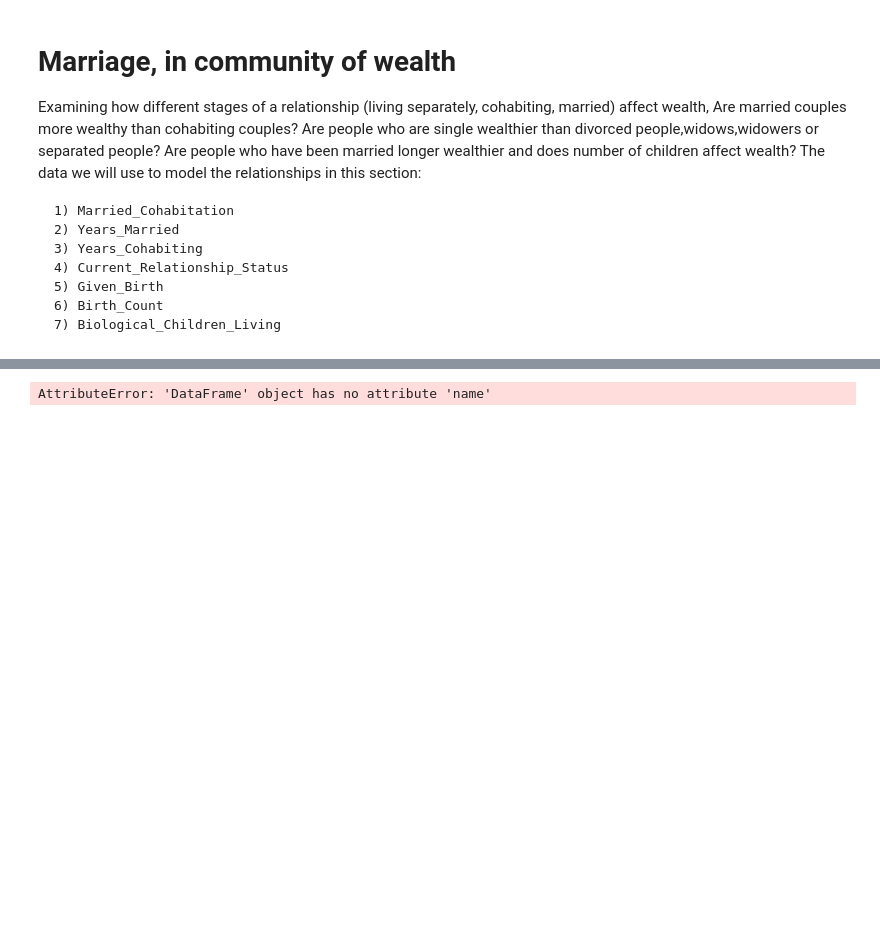
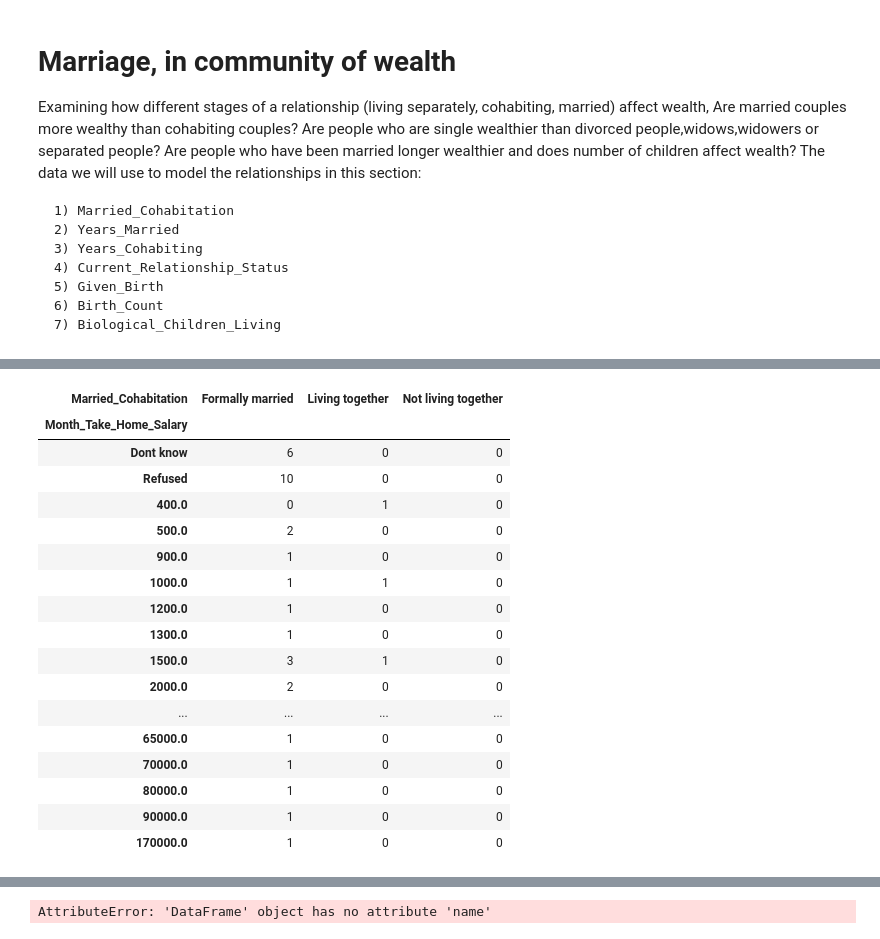
Before and after one commit to DAE-Mini-Project/DEA-Code, a Jupyter notebook: DaeCode.ipynb, the cells around one changed output, grey strips where cells are left out. Saved outputs shown, nothing was run; the diff lists cells and outputs as text; code cells hidden in the pictures; blank space fills up the shorter version.

```diff
--- a/DaeCode.ipynb
+++ b/DaeCode.ipynb
@@ -1536,0 +1580,32 @@ The data we will use to model the relationships in this section:
+# %%
+#Comparison between highest grade completed and monthly take home salary
+
+# piv_data = df_filtered.loc[:,['Month_Take_Home_Salary','Highest_Grade_Completed']]
+# piv_data.dropna()
+# piv_tbl = pd.pivot_table(piv_data, index = ['Month_Take_Home_Salary'] , columns =['Highest_Grade_Completed'], aggfunc = len, fill_value = 0)
+# piv_tbl
+
+#Comarison between marriage status and monthly salary
+statSalary_piv = df_filtered.loc[:,['Month_Take_Home_Salary','Married_Cohabitation']]
+statSalary_piv.dropna(inplace=True)
+statSalary_piv_tbl = pd.pivot_table(statSalary_piv, index = ['Month_Take_Home_Salary'] , columns =['Married_Cohabitation'], aggfunc = len, fill_value = 0)
+statSalary_piv_tbl
+# %% [output]
+| Married_Cohabitation | Formally married | Living together | Not living together |
+| Month_Take_Home_Salary |  |  |  |
+| Dont know | 6 | 0 | 0 |
+| Refused | 10 | 0 | 0 |
+| 400.0 | 0 | 1 | 0 |
+| 500.0 | 2 | 0 | 0 |
+| 900.0 | 1 | 0 | 0 |
+| 1000.0 | 1 | 1 | 0 |
+| 1200.0 | 1 | 0 | 0 |
+| 1300.0 | 1 | 0 | 0 |
+| 1500.0 | 3 | 1 | 0 |
+| 2000.0 | 2 | 0 | 0 |
+| ... | ... | ... | ... |
+| 65000.0 | 1 | 0 | 0 |
+| 70000.0 | 1 | 0 | 0 |
+| 80000.0 | 1 | 0 | 0 |
+| 90000.0 | 1 | 0 | 0 |
+| 170000.0 | 1 | 0 | 0 |
```
Also changed, not shown: parts of 10 cells of this notebook.
